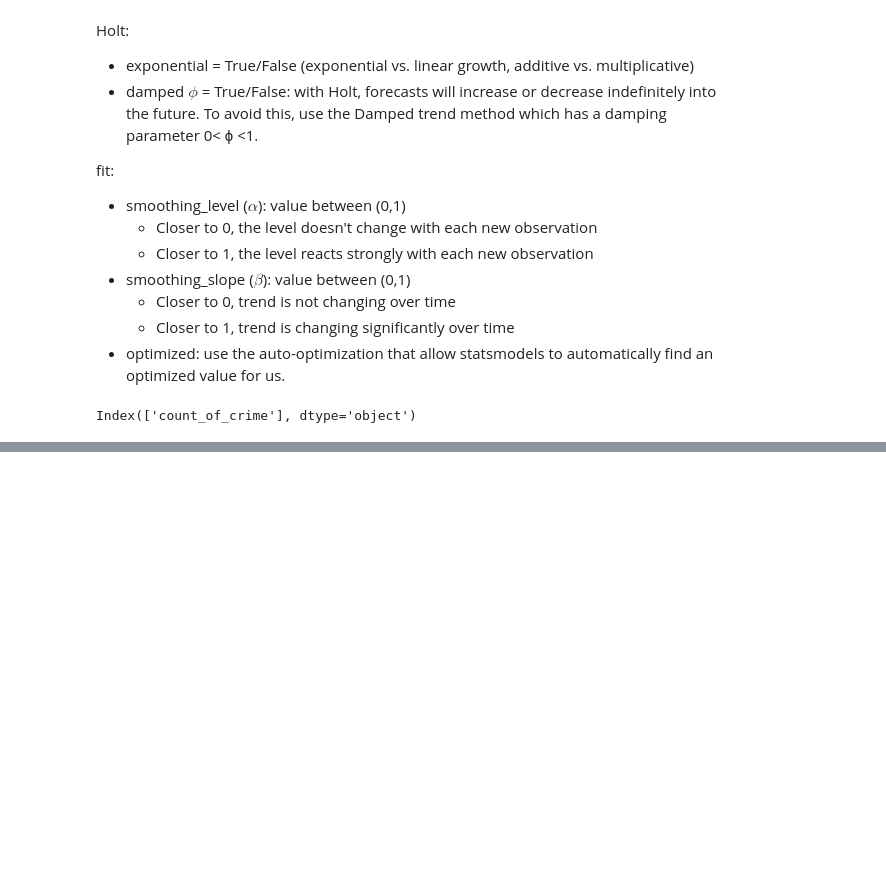
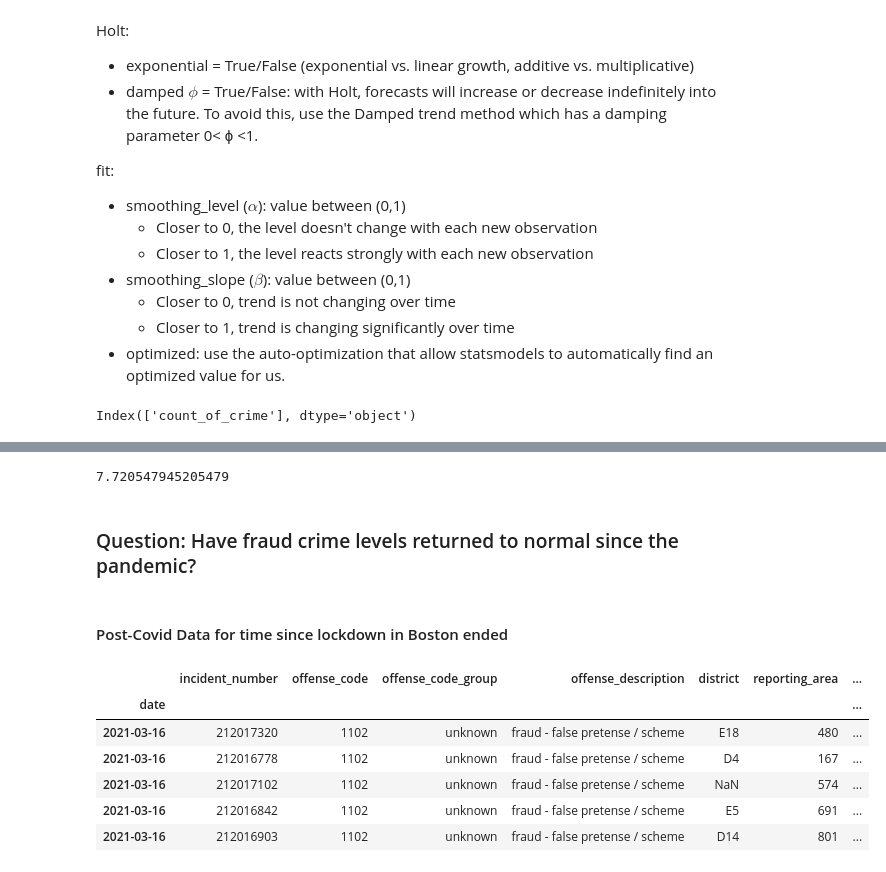
Before and after one commit to cristinalucin/boston-crime-data-project, a Jupyter notebook: Project Notebook.ipynb, the cells around one changed output, grey strips where cells are left out. Cells and saved outputs as stored; diff of their text form; code cells hidden in the pictures; blank space fills up the shorter version.

```diff
--- a/Project Notebook.ipynb
+++ b/Project Notebook.ipynb
@@ -1702,0 +1716,8 @@ count_of_crime -- RMSE: 9
+# %%
+train.count_of_crime.mean()
+# %% [output]
+7.720547945205479
+# %% [markdown]
+### Question: Have fraud crime levels returned to normal since the pandemic?
+# %% [markdown]
+#### Post-Covid Data for time since lockdown in Boston ended
@@ -1702,0 +1726,10 @@ count_of_crime -- RMSE: 9
+# %%
+post_covid_df.head()
+# %% [output]
+|  | incident_number | offense_code | offense_code_group | offense_description | district | reporting_area | ... |
+| date |  |  |  |  |  |  | ... |
+| 2021-03-16 | 212017320 | 1102 | unknown | fraud - false pretense / scheme | E18 | 480 | ... |
+| 2021-03-16 | 212016778 | 1102 | unknown | fraud - false pretense / scheme | D4 | 167 | ... |
+| 2021-03-16 | 212017102 | 1102 | unknown | fraud - false pretense / scheme | NaN | 574 | ... |
+| 2021-03-16 | 212016842 | 1102 | unknown | fraud - false pretense / scheme | E5 | 691 | ... |
+| 2021-03-16 | 212016903 | 1102 | unknown | fraud - false pretense / scheme | D14 | 801 | ... |
```
Also changed, not shown: parts of 138 cells of this notebook.
